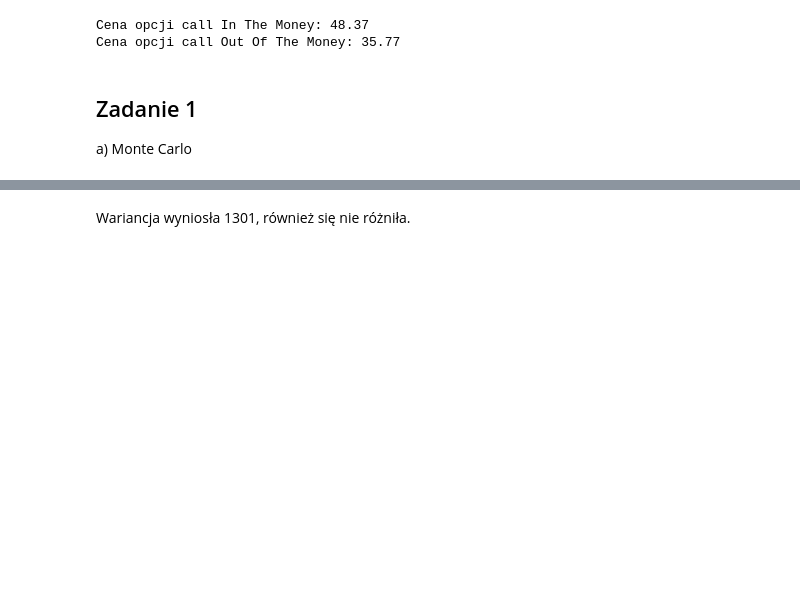
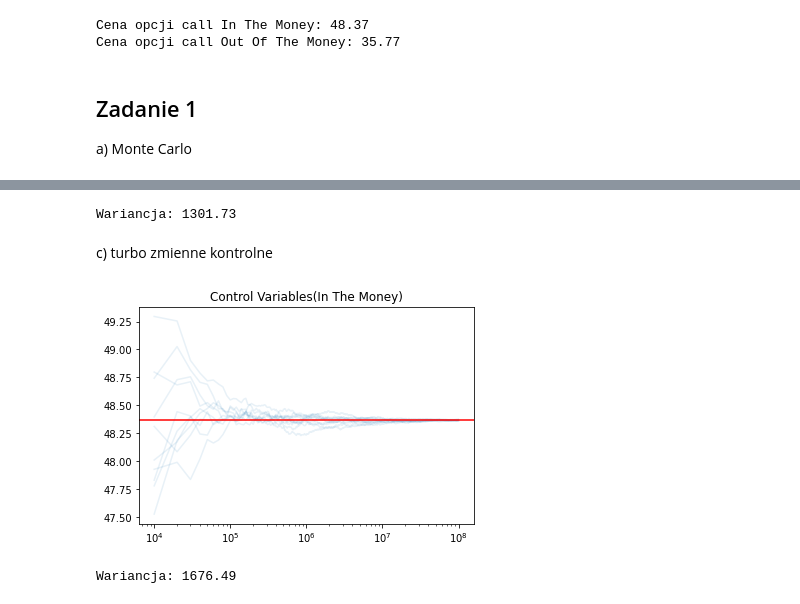
Before and after one commit to gekas145/MF, a Jupyter notebook: lab5.ipynb, the cells around one changed output, grey strips where cells are left out. Saved outputs shown, nothing was run; the diff lists cells and outputs as text; code cells hidden in the pictures; blank space fills up the shorter version.

```diff
--- a/lab5.ipynb
+++ b/lab5.ipynb
@@ -131,2 +127,44 @@ plt.show()
-# %% [markdown]
-Wariancja wyniosła 1301, również się nie różniła.
+# %%
+print(f'Wariancja: {np.mean(var_ls):.2f}')
+# %% [output]
+Wariancja: 1301.73
+# %% [markdown]
+c) turbo zmienne kontrolne
+# %%
+def get_b(S0, T, sigma, r, K, n=1000):
+    ST = get_ST(S0, T, sigma, r, n)
+    ST = ST - np.mean(ST)
+    probe = np.exp(-r*T) * np.maximum(ST - K, [0])
+    probe = probe - np.mean(probe)
+    return np.sum(ST * probe)/np.sum(ST**2)
+
+def turbo_control_vars(S0, T, sigma, r, K, b, n=10**8):
+    ST = get_ST(S0, T, sigma, r, n)
+    probe = np.exp(-r*T) * np.maximum(ST - K, [0]) - b * ST
+    lower = 10**4
+    prices = np.zeros((n - 10**4)//10**4)
+    prices[0] = np.sum(probe[0:lower])
+    for i in range(1, len(prices)):
+        prices[i] = prices[i-1] + np.sum(probe[lower:lower+10**4])
+        lower += 10**4
+    prices /= np.arange(10**4, n, 10**4)
+    var = variance(probe, prices[-1])
+    prices += S0 * b * np.exp(r*T)
+    return prices, var
+# %%
+b = get_b(100, 1, 1, 0.1, 80)
+var_ls = []
+for i in range(10):
+    prices, var = turbo_control_vars(100, 1, 1, 0.1, 80, b)
+    var_ls.append(var)
+    plt.plot(np.arange(10**4, 10**8, 10**4), prices, color='C0', alpha=0.1)
+plt.axhline(y=im, color='r', linestyle='-')
+plt.xscale('log')
+plt.title('Control Variables(In The Money)')
+plt.show()
+# %% [output]
+[figure, added]
+# %%
+print(f'Wariancja: {np.mean(var_ls):.2f}')
+# %% [output]
+Wariancja: 1676.49
```
Also changed, not shown: parts of 17 cells of this notebook.
